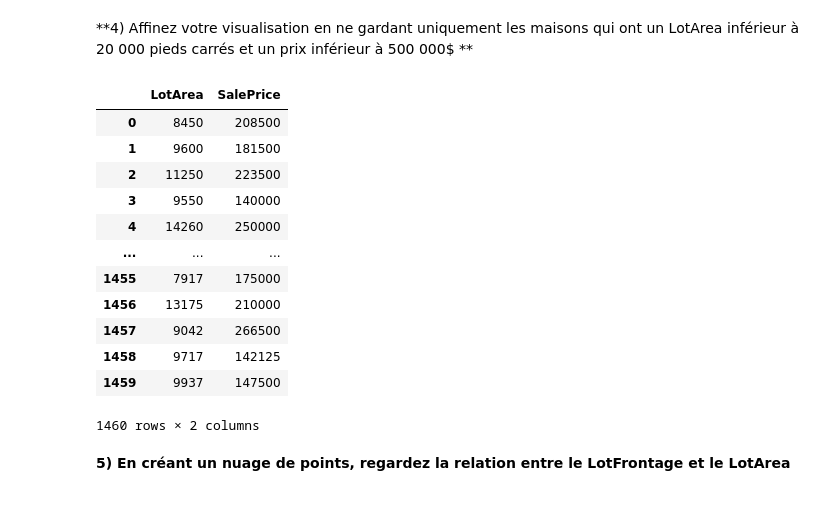
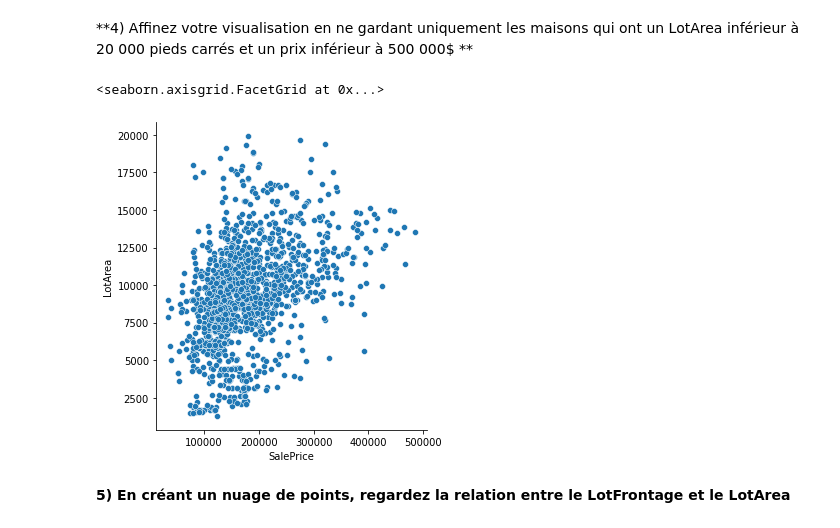
Before and after one commit to LamaElkhouk/pythonh3hitema, a Jupyter notebook: introduction_analyse_données.ipynb, the cells around one changed output. Saved outputs shown, nothing was run; the diff lists cells and outputs as text; code cells hidden in the pictures.

```diff
--- a/introduction_analyse_données.ipynb
+++ b/introduction_analyse_données.ipynb
@@ -148,22 +148,14 @@ SalePrice est une variable discrete
 **4) Affinez votre visualisation en ne gardant uniquement les maisons qui ont un LotArea inférieur à 20 000 pieds carrés et un prix inférieur à 500 000$ **
 # %%
 
-house_pricing[(house_pricing.LotArea < 20000) & (house_pricing.SalePrice < 500000)]
+A=house_pricing[(house_pricing.LotArea < 20000) & (house_pricing.SalePrice < 500000)]
 house_pricing.loc[:,['LotArea','SalePrice']]
+sb.relplot(
+    x=A.SalePrice, y=A.LotArea
+)
 # %% [output]
-|  | LotArea | SalePrice |
-| 0 | 8450 | 208500 |
-| 1 | 9600 | 181500 |
-| 2 | 11250 | 223500 |
-| 3 | 9550 | 140000 |
-| 4 | 14260 | 250000 |
-| ... | ... | ... |
-| 1455 | 7917 | 175000 |
-| 1456 | 13175 | 210000 |
-| 1457 | 9042 | 266500 |
-| 1458 | 9717 | 142125 |
-| 1459 | 9937 | 147500 |
-1460 rows × 2 columns
+<seaborn.axisgrid.FacetGrid at 0x...>
+[figure, added]
 # %% [markdown]
 **5) En créant un nuage de points, regardez la relation entre le LotFrontage et le LotArea**
 # %%
```
Also changed, not shown: parts of 2 cells of this notebook.
